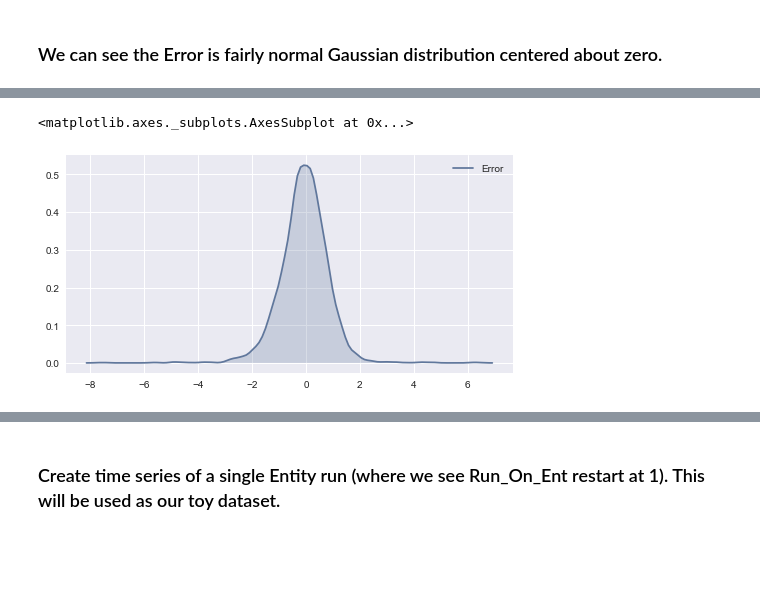
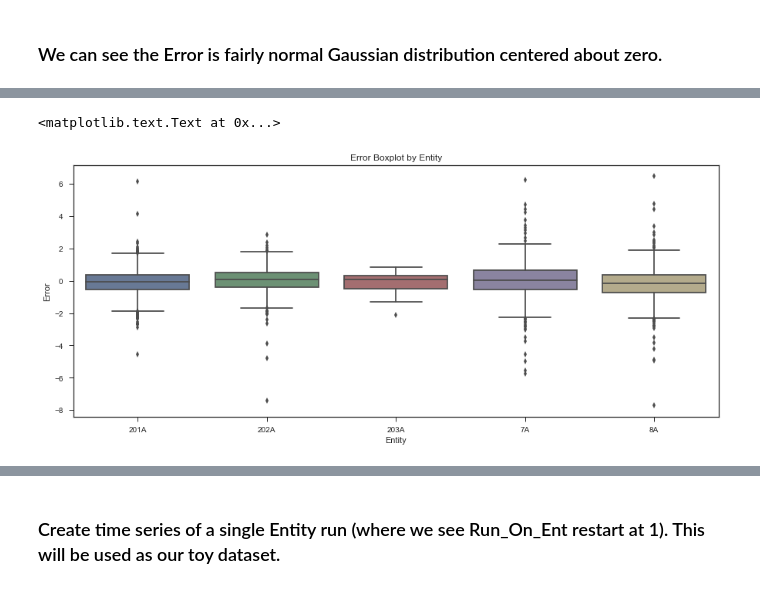
Before and after one commit to austinbock/project1, a Jupyter notebook: Capstone1 Data Investigation.ipynb, the cells around one changed output, grey strips where cells are left out. Cells and saved outputs as stored; diff of their text form; code cells hidden in the pictures; blank space fills up the shorter version.

```diff
--- a/Capstone1 Data Investigation.ipynb
+++ b/Capstone1 Data Investigation.ipynb
@@ -134,6 +113,9 @@ sns.violinplot(data.Error.dropna())
-# %%
-#kernel density estimate
-sns.kdeplot(data.Error.dropna(), shade = True)
-# %% [output]
-<matplotlib.axes._subplots.AxesSubplot at 0x...>
-[figure, removed]
+# %%
+#boxplots by entity
+datacompare = data.dropna()
+plt.figure(figsize=(15,6))
+sns.boxplot(x = 'Entity', y = 'Error', data = datacompare)
+plt.title('Error Boxplot by Entity')
+# %% [output]
+<matplotlib.text.Text at 0x...>
+[figure, added]
```
Also changed, not shown: parts of 10 cells of this notebook.
